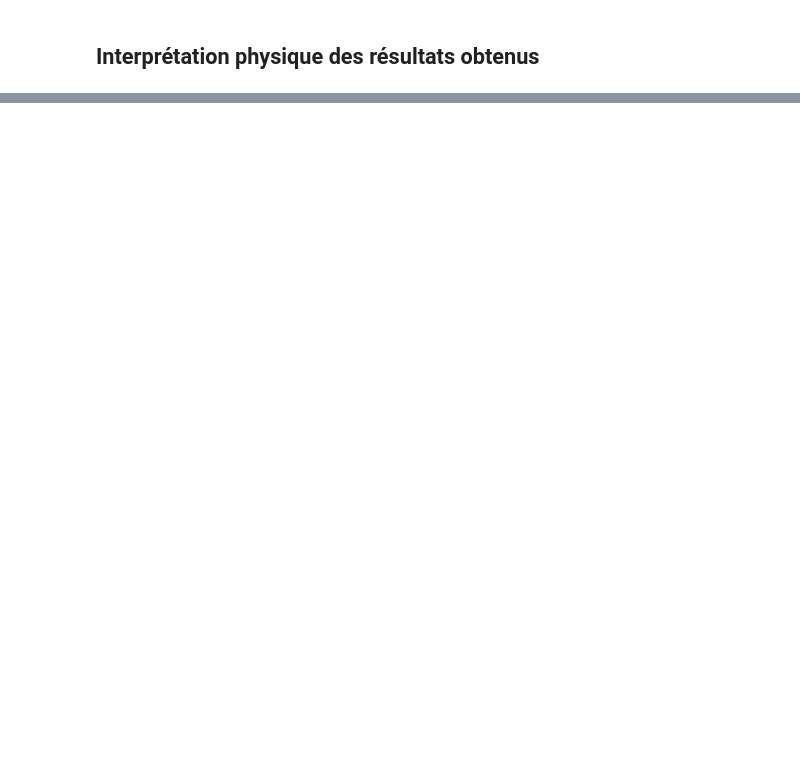
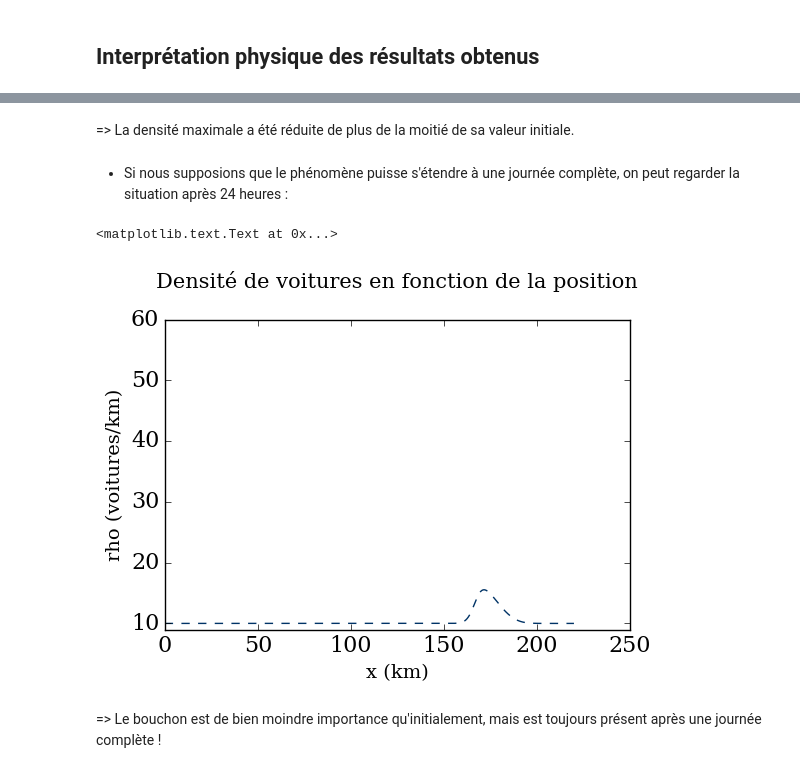
Before and after one commit to CarolineJonas/Module-2---Space-time, a Jupyter notebook: Module2_Final.ipynb, the cells around one changed output, grey strips where cells are left out. Drawn from its saved outputs; the diff is of its cells as text; code cells hidden in the pictures; blank space fills up the shorter version.

```diff
--- a/Module2_Final.ipynb
+++ b/Module2_Final.ipynb
@@ -320,0 +387,15 @@ HTML(anim.to_html5_video())
+# %% [markdown]
+=> La densité maximale a été réduite de plus de la moitié de sa valeur initiale.
+# %% [markdown]
+- Si nous supposions que le phénomène puisse s'étendre à une journée complète, on peut regarder la situation après 24 heures :
+# %%
+pyplot.plot(x_bis,rho(rho0,time(time_min(24)),10,80.0)[0], color='#003366', ls='--', lw=1)
+pyplot.ylim(9.,60.);
+pyplot.xlabel('x (km)', fontsize=14) #x label
+pyplot.ylabel('rho (voitures/km)', fontsize=14) #y label
+pyplot.title('Densité de voitures en fonction de la position', y=1.08, fontsize=15)
+# %% [output]
+<matplotlib.text.Text at 0x...>
+[figure, added]
+# %% [markdown]
+=> Le bouchon est de bien moindre importance qu'initialement, mais est toujours présent après une journée complète !
```
Also changed, not shown: parts of 27 cells of this notebook.
